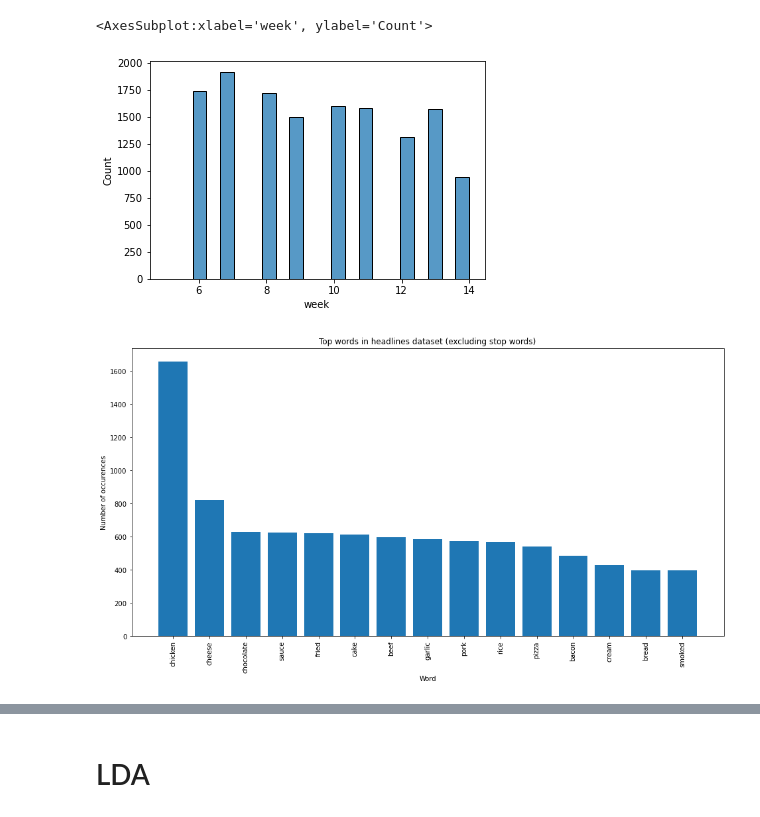
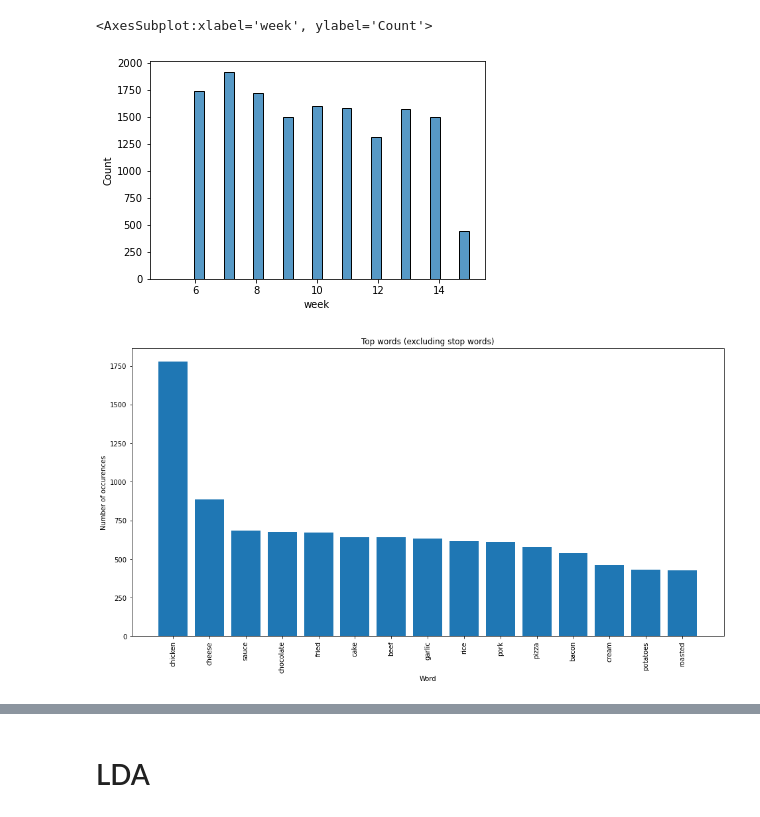
Before and after one commit to ZerhackerJagi/food_dashboard, a Jupyter notebook: LDA-Test.ipynb, the cells around one changed output, grey strips where cells are left out. Saved outputs shown, nothing was run; the diff lists cells and outputs as text; code cells hidden in the pictures.

```diff
--- a/LDA-Test.ipynb
+++ b/LDA-Test.ipynb
@@ -4,18 +4,15 @@ import pandas as pd
 import re
 import os
 # %%
-# db_connection = mysql.connector.connect(
-#   host= "wp.jagi.wtf",
-#   user= "redditu",
-#   password= "redditMaster",
-#   database="reddit"
-#   )
-# cursor = db_connection.cursor()
+db_connection = mysql.connector.connect(
+  host= "wp.jagi.wtf",
+  user= "redditu",
+  password= "redditMaster",
+  database="reddit"
+  )
+cursor = db_connection.cursor()
 # %%
-# df = pd.read_sql("SELECT * FROM reddit", db_connection)
+df = pd.read_sql("SELECT * FROM reddit", db_connection)
-# %%
-parent_path = os.path.dirname(os.getcwd())
-df =pd.read_excel(parent_path+'/Food/food_dashboard-1/Reddit.xlsx')
 # %%
 df.drop_duplicates(inplace=True, subset=['title'])
 # %%
@@ -70,7 +67,7 @@ import seaborn as sns
 sns.histplot(data=df, x="week")
 # %% [output]
 <AxesSubplot:xlabel='week', ylabel='Count'>
-[figure, old version]
+[figure, new version]
 # %%
 reindexed_data = df['title']
 reindexed_data.index = df['week']
@@ -117,16 +114,16 @@ stop_words = text.ENGLISH_STOP_WORDS.union(my_additional_stop_words)
 # %%
 count_vectorizer = CountVectorizer(stop_words=stop_words)
 words, word_values = get_top_n_words(n_top_words=15,
                                      count_vectorizer=count_vectorizer,
                                      text_data=reindexed_data)
 
 fig, ax = plt.subplots(figsize=(16,8))
 ax.bar(range(len(words)), word_values);
 ax.set_xticks(range(len(words)));
 ax.set_xticklabels(words, rotation='vertical');
-ax.set_title('Top words in headlines dataset (excluding stop words)');
+ax.set_title('Top words (excluding stop words)');
 ax.set_xlabel('Word');
 ax.set_ylabel('Number of occurences');
 plt.show()
 # %% [output]
-[figure, old version]
+[figure, new version]
```
Also changed, not shown: parts of 11 cells of this notebook.
